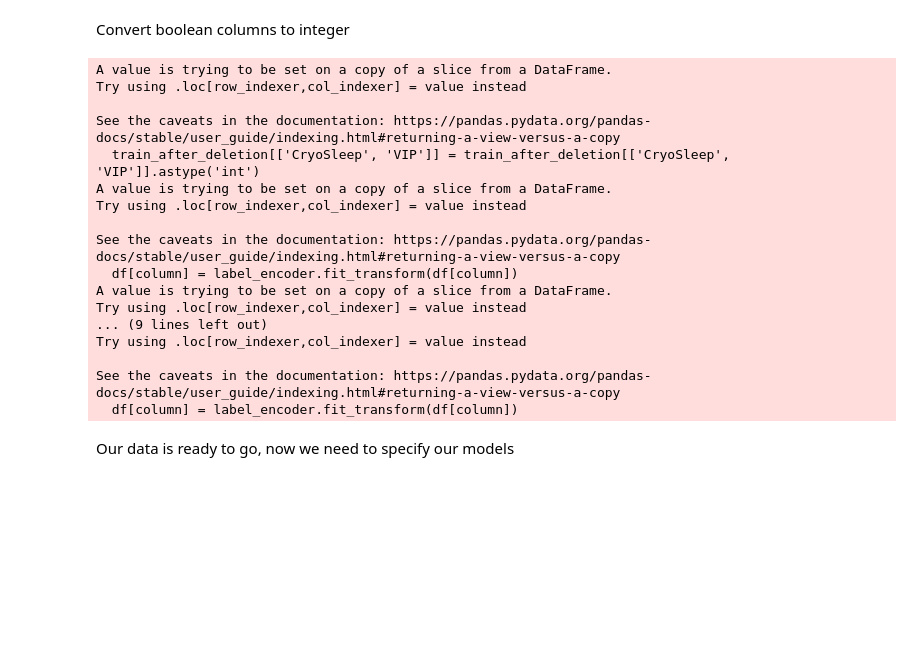
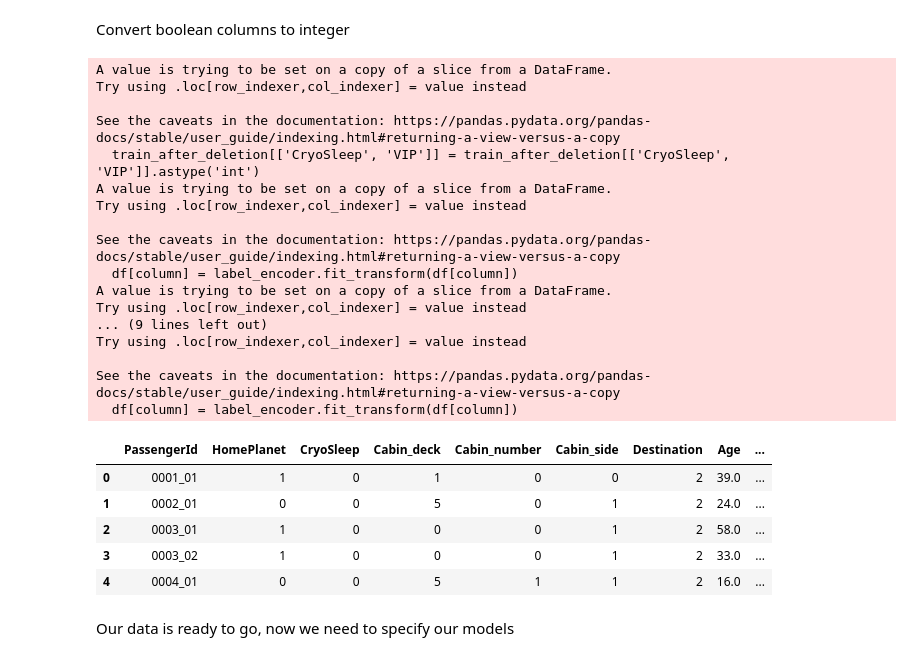
Before and after one commit to filip-kobus/spaceship-titanic-kaggle, a Jupyter notebook: TitanicSS.ipynb, the cells around one changed output. Saved outputs shown, nothing was run; the diff lists cells and outputs as text; code cells hidden in the pictures; blank space fills up the shorter version.

```diff
--- a/TitanicSS.ipynb
+++ b/TitanicSS.ipynb
@@ -451,33 +451,40 @@ train_after_imputation[['HomePlanet_was_missing','CryoSleep',
        'CryoSleep_was_missing', 'Destination_was_missing', 'Age_was_missing',
        'VIP', 'RoomService_was_missing',
        'FoodCourt_was_missing', 'ShoppingMall_was_missing', 'Spa_was_missing', 'VRDeck_was_missing', 'Transported']].astype('int')
 
 train_after_deletion[['CryoSleep', 'VIP']] = train_after_deletion[['CryoSleep', 'VIP']].astype('int')
 
 categorical_columns_list = ['HomePlanet', 'Cabin_deck', 'Cabin_side', 'Destination']
 train_after_imputation = transform_cat_to_num(train_after_imputation, categorical_columns_list)
 train_after_deletion = transform_cat_to_num(train_after_deletion, categorical_columns_list)
 
 data_for_testing = [train_after_imputation, train_after_deletion]
 data_for_testing = {'train_after_imputation' : train_after_imputation, "train_after_deletion" : train_after_deletion}
+train_after_deletion.head()
 # %% [output]
 A value is trying to be set on a copy of a slice from a DataFrame.
 Try using .loc[row_indexer,col_indexer] = value instead
 
 See the caveats in the documentation: https://pandas.pydata.org/pandas-docs/stable/user_guide/indexing.html#returning-a-view-versus-a-copy
   train_after_deletion[['CryoSleep', 'VIP']] = train_after_deletion[['CryoSleep', 'VIP']].astype('int')
 A value is trying to be set on a copy of a slice from a DataFrame.
 Try using .loc[row_indexer,col_indexer] = value instead
 
 See the caveats in the documentation: https://pandas.pydata.org/pandas-docs/stable/user_guide/indexing.html#returning-a-view-versus-a-copy
   df[column] = label_encoder.fit_transform(df[column])
 A value is trying to be set on a copy of a slice from a DataFrame.
 Try using .loc[row_indexer,col_indexer] = value instead
 ... (9 lines left out)
 Try using .loc[row_indexer,col_indexer] = value instead
 
 See the caveats in the documentation: https://pandas.pydata.org/pandas-docs/stable/user_guide/indexing.html#returning-a-view-versus-a-copy
   df[column] = label_encoder.fit_transform(df[column])
+|  | PassengerId | HomePlanet | CryoSleep | Cabin_deck | Cabin_number | Cabin_side | Destination | Age | ... |
+| 0 | 0001_01 | 1 | 0 | 1 | 0 | 0 | 2 | 39.0 | ... |
+| 1 | 0002_01 | 0 | 0 | 5 | 0 | 1 | 2 | 24.0 | ... |
+| 2 | 0003_01 | 1 | 0 | 0 | 0 | 1 | 2 | 58.0 | ... |
+| 3 | 0003_02 | 1 | 0 | 0 | 0 | 1 | 2 | 33.0 | ... |
+| 4 | 0004_01 | 0 | 0 | 5 | 1 | 1 | 2 | 16.0 | ... |
 # %% [markdown]
 Our data is ready to go, now we need to specify our models
 # %% [markdown]
```
Also changed, not shown: parts of 2 cells of this notebook.
